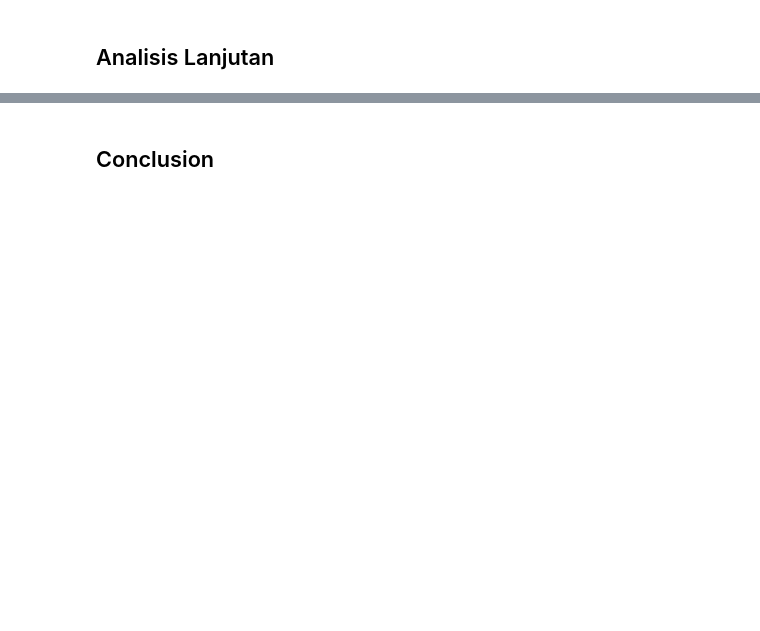
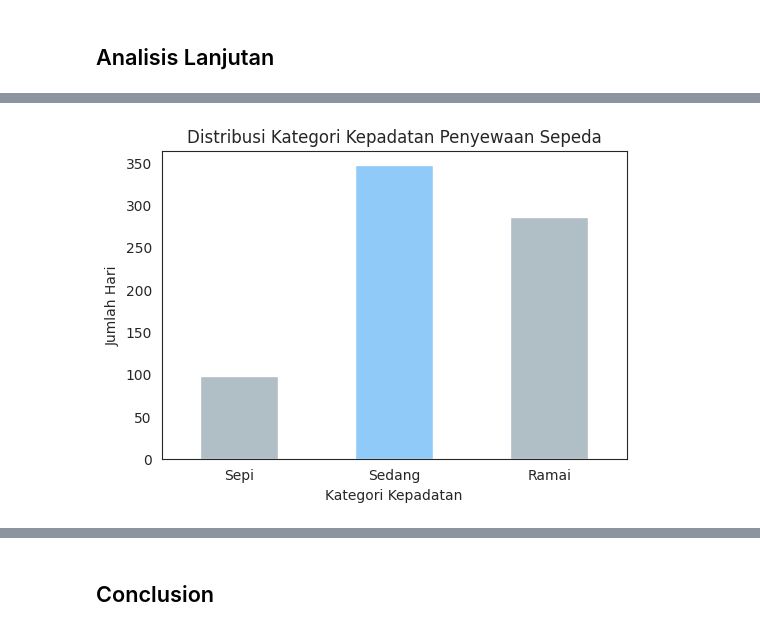
Before and after one commit to makiatulmsyr17/submission, a Jupyter notebook: notebook.ipynb, the cells around one changed output, grey strips where cells are left out. Cells and saved outputs as stored; diff of their text form; code cells hidden in the pictures; blank space fills up the shorter version.

```diff
--- a/notebook.ipynb
+++ b/notebook.ipynb
@@ -976,0 +990,11 @@ Strategi yang Disarankan Berdasarkan Segmentasi:
+# %%
+# Menentukan batasan kategori kepadatan
+bins = [0, 2000, 5000, float('inf')]
+labels = ['Sepi', 'Sedang', 'Ramai']
+
+# Menerapkan binning ke kolom 'cnt'
+day_df['kategori_kepadatan'] = pd.cut(day_df['cnt'], bins=bins, labels=labels, right=False)
+
+# Menampilkan beberapa data setelah binning
+density_category_df = day_df[['dteday', 'cnt', 'kategori_kepadatan']]
+density_category_df.head()
@@ -976,0 +1008,28 @@ Strategi yang Disarankan Berdasarkan Segmentasi:
+# %%
+# Menghitung jumlah hari dalam setiap kategori kepadatan
+kategori_counts = day_df['kategori_kepadatan'].value_counts()
+
+# Mengurutkan kategori sesuai urutan yang diinginkan
+order = ["Sepi", "Sedang", "Ramai"]
+kategori_counts = kategori_counts.reindex(order, fill_value=0)  # Mengisi 0 jika ada kategori yang tidak muncul
+
+# Menentukan warna: kategori dengan nilai tertinggi berwarna biru, lainnya abu-abu
+colors = ['#B0BEC5', '#B0BEC5', '#B0BEC5']  # Default semua abu-abu
+max_index = kategori_counts.idxmax()  # Cari kategori dengan nilai tertinggi
+max_position = order.index(max_index)  # Ambil posisi di dalam urutan yang kita tentukan
+colors[max_position] = '#90CAF9'  # Ubah warna tertinggi menjadi biru
+
+# Membuat bar chart
+plt.figure(figsize=(6, 4))
+kategori_counts.plot(kind='bar', color=colors)
+
+# Menambahkan label dan judul
+plt.xlabel('Kategori Kepadatan')
+plt.ylabel('Jumlah Hari')
+plt.title('Distribusi Kategori Kepadatan Penyewaan Sepeda')
+plt.xticks(rotation=0)
+
+# Menampilkan grafik
+plt.show()
+# %% [output]
+[figure, added]
```
Also changed, not shown: parts of 36 cells of this notebook, 1 other file.
